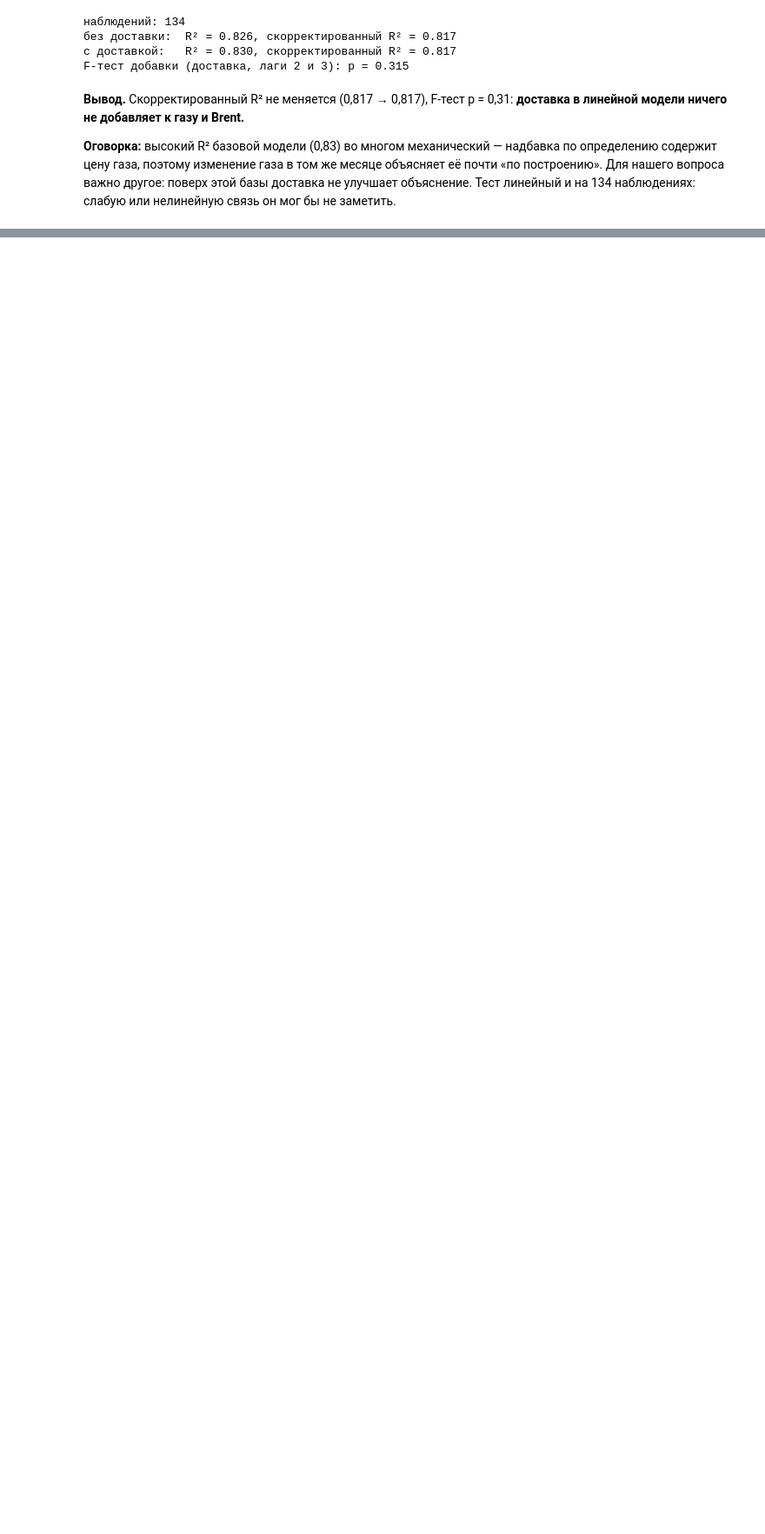
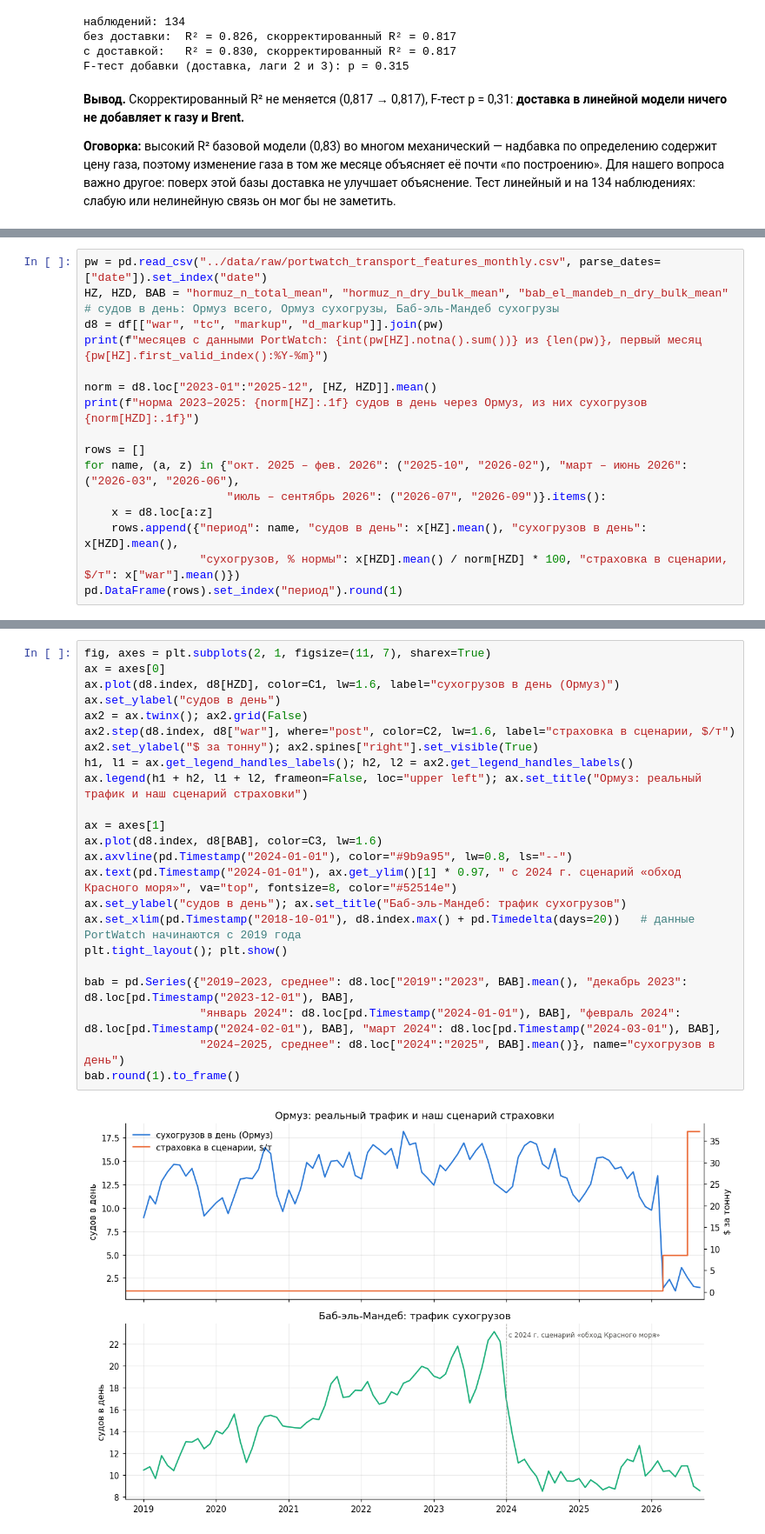
Before and after one commit to VldslMr/fertilizer-supply-chain-digital-model, a Jupyter notebook: checkpoint_2/transport_costs/notebooks/03_eda_transport.ipynb, the cells around one changed output, grey strips where cells are left out. Shown at 87% size. Cells and saved outputs as stored; diff of their text form; blank space fills up the shorter version.

Commit message:
Транспорт: EDA, раздел 8 — сверка с PortWatch (Ормуз, Баб-эль-Мандеб)

```diff
--- a/checkpoint_2/transport_costs/notebooks/03_eda_transport.ipynb
+++ b/checkpoint_2/transport_costs/notebooks/03_eda_transport.ipynb
@@ -306,0 +313,16 @@ F-тест добавки (доставка, лаги 2 и 3): p = 0.315
+# %%
+pw = pd.read_csv("../data/raw/portwatch_transport_features_monthly.csv", parse_dates=["date"]).set_index("date")
+HZ, HZD, BAB = "hormuz_n_total_mean", "hormuz_n_dry_bulk_mean", "bab_el_mandeb_n_dry_bulk_mean"   # судов в день: Ормуз всего, Ормуз сухогрузы, Баб-эль-Мандеб сухогрузы
+d8 = df[["war", "tc", "markup", "d_markup"]].join(pw)
+print(f"месяцев с данными PortWatch: {int(pw[HZ].notna().sum())} из {len(pw)}, первый месяц {pw[HZ].first_valid_index():%Y-%m}")
+
+norm = d8.loc["2023-01":"2025-12", [HZ, HZD]].mean()
+print(f"норма 2023–2025: {norm[HZ]:.1f} судов в день через Ормуз, из них сухогрузов {norm[HZD]:.1f}")
+
+rows = []
+for name, (a, z) in {"окт. 2025 – фев. 2026": ("2025-10", "2026-02"), "март – июнь 2026": ("2026-03", "2026-06"),
+                     "июль – сентябрь 2026": ("2026-07", "2026-09")}.items():
+    x = d8.loc[a:z]
+    rows.append({"период": name, "судов в день": x[HZ].mean(), "сухогрузов в день": x[HZD].mean(),
+                 "сухогрузов, % нормы": x[HZD].mean() / norm[HZD] * 100, "страховка в сценарии, $/т": x["war"].mean()})
+pd.DataFrame(rows).set_index("период").round(1)
@@ -306,0 +337,25 @@ F-тест добавки (доставка, лаги 2 и 3): p = 0.315
+# %%
+fig, axes = plt.subplots(2, 1, figsize=(11, 7), sharex=True)
+ax = axes[0]
+ax.plot(d8.index, d8[HZD], color=C1, lw=1.6, label="сухогрузов в день (Ормуз)")
+ax.set_ylabel("судов в день")
+ax2 = ax.twinx(); ax2.grid(False)
+ax2.step(d8.index, d8["war"], where="post", color=C2, lw=1.6, label="страховка в сценарии, $/т")
+ax2.set_ylabel("$ за тонну"); ax2.spines["right"].set_visible(True)
+h1, l1 = ax.get_legend_handles_labels(); h2, l2 = ax2.get_legend_handles_labels()
+ax.legend(h1 + h2, l1 + l2, frameon=False, loc="upper left"); ax.set_title("Ормуз: реальный трафик и наш сценарий страховки")
+
+ax = axes[1]
+ax.plot(d8.index, d8[BAB], color=C3, lw=1.6)
+ax.axvline(pd.Timestamp("2024-01-01"), color="#9b9a95", lw=0.8, ls="--")
+ax.text(pd.Timestamp("2024-01-01"), ax.get_ylim()[1] * 0.97, " с 2024 г. сценарий «обход Красного моря»", va="top", fontsize=8, color="#52514e")
+ax.set_ylabel("судов в день"); ax.set_title("Баб-эль-Мандеб: трафик сухогрузов")
+ax.set_xlim(pd.Timestamp("2018-10-01"), d8.index.max() + pd.Timedelta(days=20))   # данные PortWatch начинаются с 2019 года
+plt.tight_layout(); plt.show()
+
+bab = pd.Series({"2019–2023, среднее": d8.loc["2019":"2023", BAB].mean(), "декабрь 2023": d8.loc[pd.Timestamp("2023-12-01"), BAB],
+                 "январь 2024": d8.loc[pd.Timestamp("2024-01-01"), BAB], "февраль 2024": d8.loc[pd.Timestamp("2024-02-01"), BAB], "март 2024": d8.loc[pd.Timestamp("2024-03-01"), BAB],
+                 "2024–2025, среднее": d8.loc["2024":"2025", BAB].mean()}, name="сухогрузов в день")
+bab.round(1).to_frame()
+# %% [output]
+[figure, added]
```
Also changed, not shown: parts of 7 cells of this notebook.
